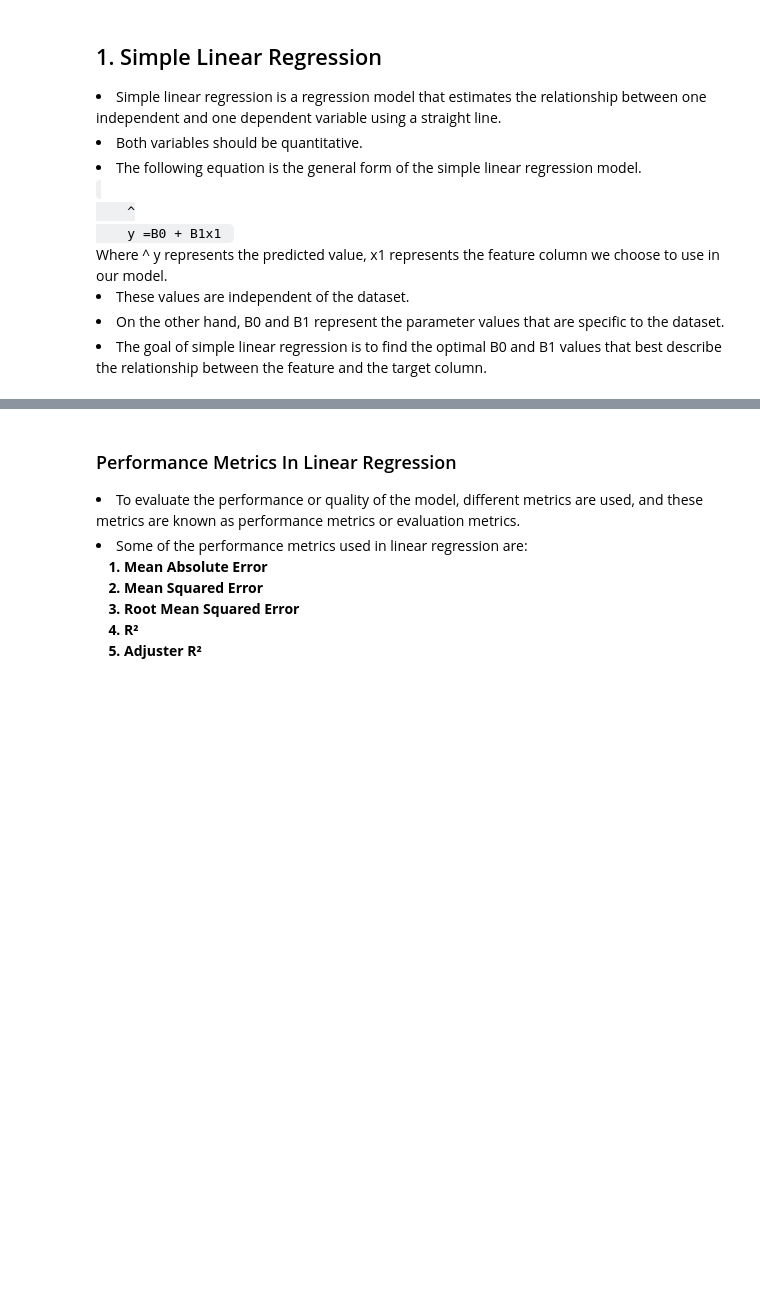
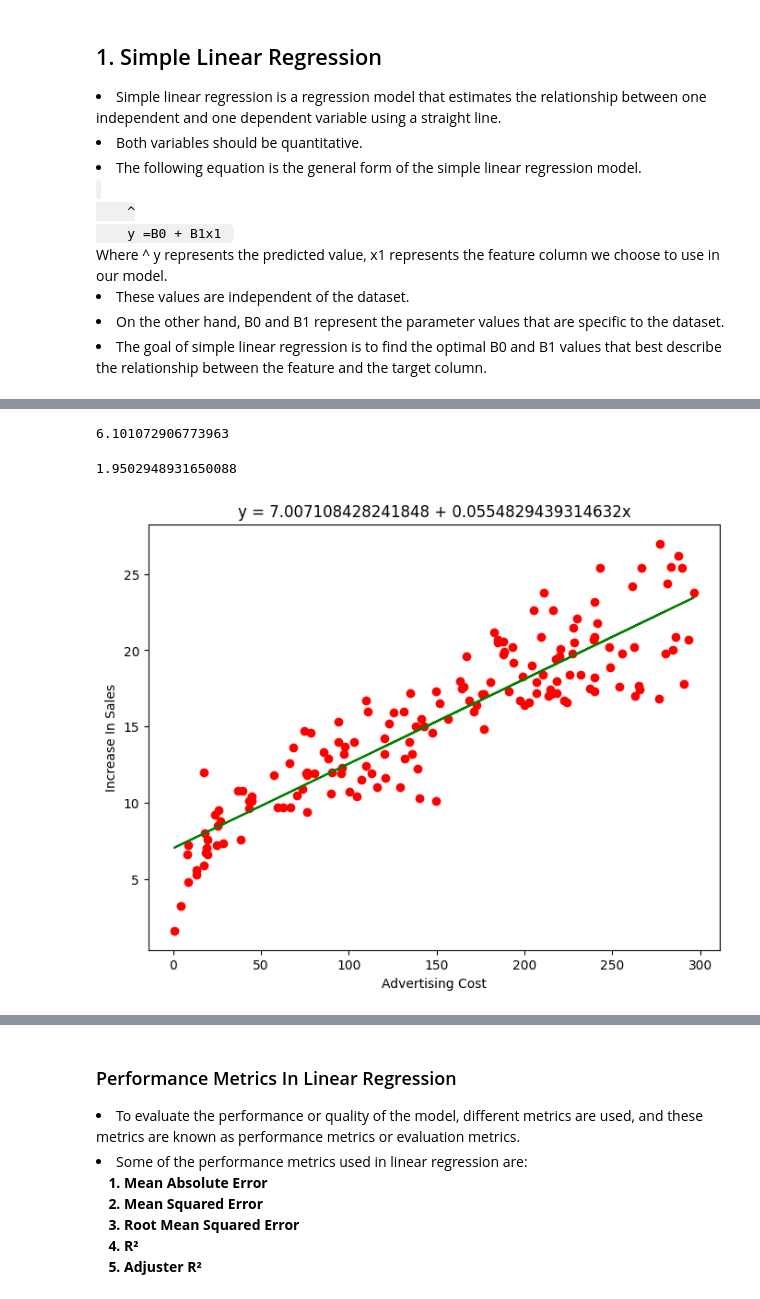
Before and after one commit to prabhat-123/Lumbini_DS_Class, a Jupyter notebook: Linear_Regression.ipynb, the cells around one changed output, grey strips where cells are left out. Saved outputs shown, nothing was run; the diff lists cells and outputs as text; code cells hidden in the pictures; blank space fills up the shorter version.

```diff
--- a/Linear_Regression.ipynb
+++ b/Linear_Regression.ipynb
@@ -41,0 +75,3 @@ from sklearn.metrics import mean_squared_error, mean_absolute_error, r2_score
+# %%
+ind_feature = df[['TV']]
+dep_feature = df['Sales']
@@ -41,0 +88,6 @@ from sklearn.metrics import mean_squared_error, mean_absolute_error, r2_score
+# %%
+x_train, x_test, y_train, y_test = train_test_split(ind_feature,
+                                                   dep_feature,
+                                                    test_size=0.2,
+                                                    random_state=42
+                                                   )
@@ -41,0 +106,4 @@ from sklearn.metrics import mean_squared_error, mean_absolute_error, r2_score
+# %%
+lr = LinearRegression()
+# %%
+lr.fit(x_train, y_train)
@@ -41,0 +132,18 @@ from sklearn.metrics import mean_squared_error, mean_absolute_error, r2_score
+# %%
+mean_squared_error(y_test, y_hat)
+# %% [output]
+6.101072906773963
+# %%
+mean_absolute_error(y_test, y_hat)
+# %% [output]
+1.9502948931650088
+# %%
+plt.figure(figsize=(8,6))
+plt.scatter(x = x_train, y= y_train, color = 'red')
+plt.plot(x_train,lr.predict(x_train), color='green')
+plt.title("y = {} + {}x".format(lr.intercept_, lr.coef_[0]))
+plt.xlabel('Advertising Cost')
+plt.ylabel("Increase In Sales")
+plt.show()
+# %% [output]
+[figure, added]
```
Also changed, not shown: parts of 42 cells of this notebook.
